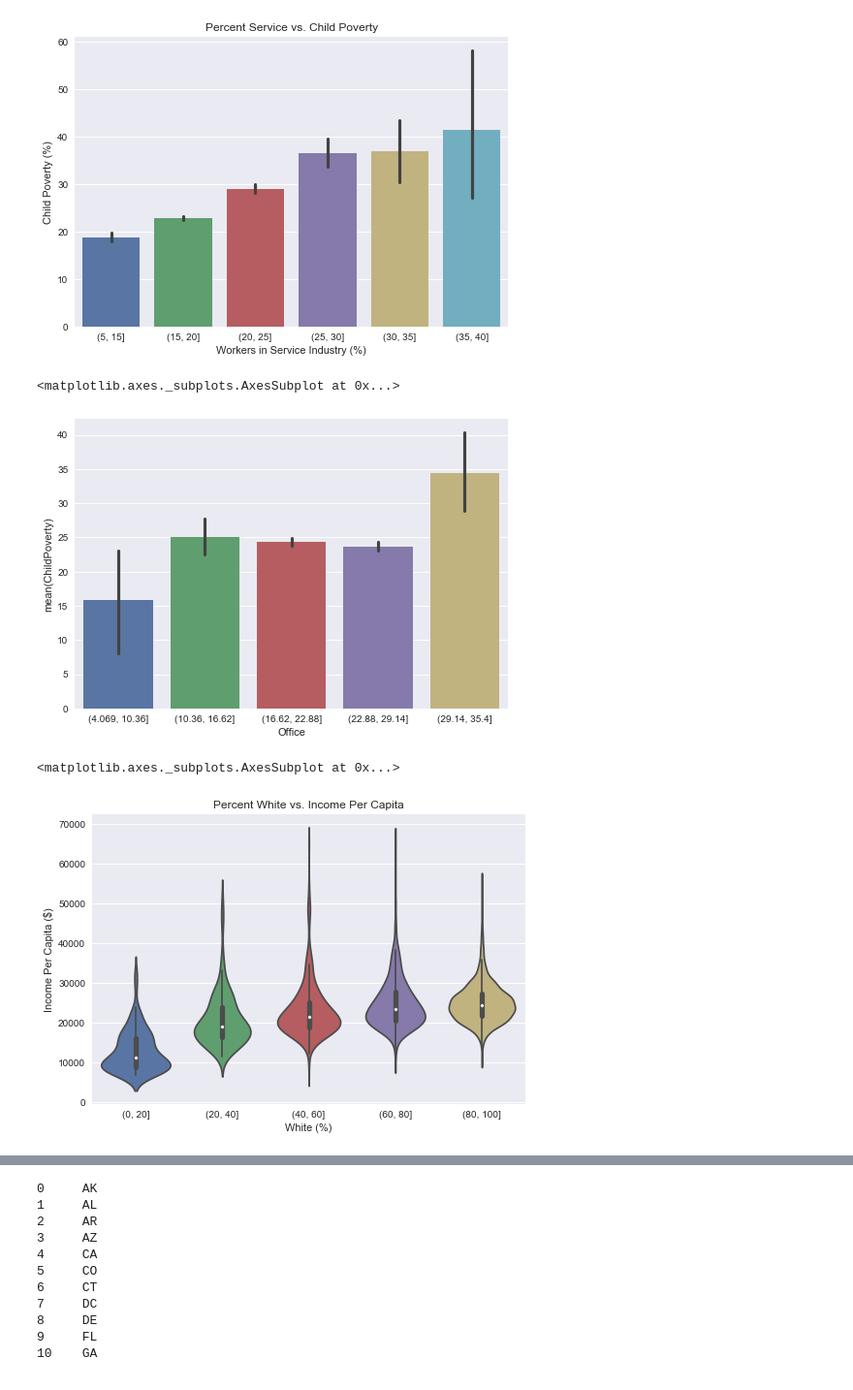
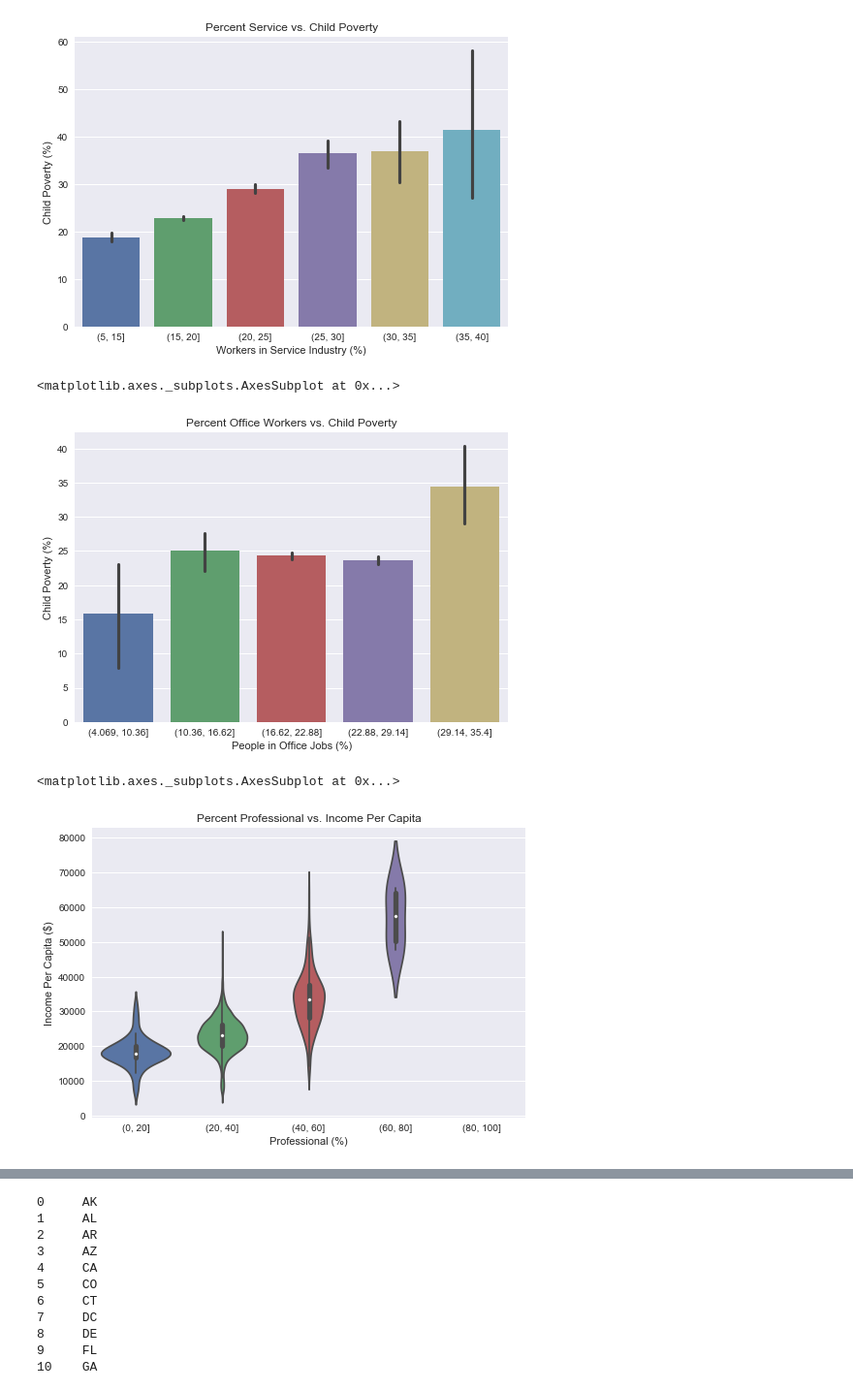
Before and after one commit to zacharyjgs/mlproj1, a Jupyter notebook: Census Data Analysis.ipynb, the cells around one changed output, grey strips where cells are left out. Shown: that part at 97% size. Drawn from its saved outputs; the diff is of its cells as text; code cells hidden in the pictures.

```diff
--- a/Census Data Analysis.ipynb
+++ b/Census Data Analysis.ipynb
@@ -109,17 +120,20 @@ fig
 # %%
 office5 = pd.cut(census['Office'], 5)
 child_poverty = census['ChildPoverty']
-sns.barplot(x=office5, y=child_poverty)
+fig = sns.barplot(x=office5, y=child_poverty)
+fig.set(xlabel='People in Office Jobs (%)', ylabel='Child Poverty (%)')
+fig.set_title('Percent Office Workers vs. Child Poverty')
+fig
 # %% [output]
 <matplotlib.axes._subplots.AxesSubplot at 0x...>
-[figure, old version]
+[figure, new version]
 # %%
-census['PercentWhite'] = pd.cut(census['White'], [0, 20, 40, 60, 80, 100])
+census['ProfessionalRange'] = pd.cut(census['Professional'], [0, 20, 40, 60, 80, 100])
 # %%
-fig = sns.violinplot(x='PercentWhite', y='IncomePerCap', data=census)
-fig.set(xlabel='White (%)', ylabel='Income Per Capita ($)')
-fig.set_title('Percent White vs. Income Per Capita')
+fig = sns.violinplot(x='ProfessionalRange', y='IncomePerCap', data=census)
+fig.set(xlabel='Professional (%)', ylabel='Income Per Capita ($)')
+fig.set_title('Percent Professional vs. Income Per Capita')
 fig
 # %% [output]
 <matplotlib.axes._subplots.AxesSubplot at 0x...>
-[figure, old version]
+[figure, new version]
```
Also changed, not shown: parts of 29 cells of this notebook, 2 other files.
